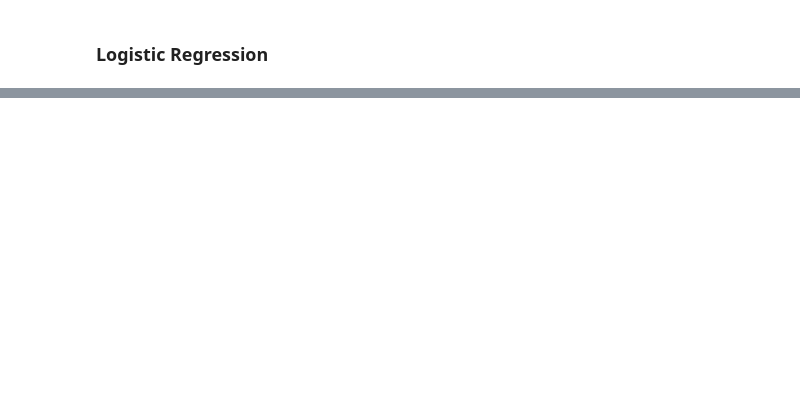
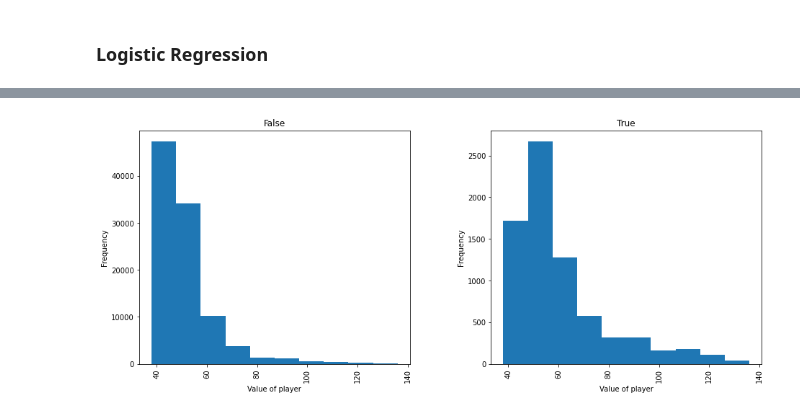
Before and after one commit to yying1/Py_personal, a Jupyter notebook: fpl/FPL_Data_Project.ipynb, the cells around one changed output, grey strips where cells are left out. Saved outputs shown, nothing was run; the diff lists cells and outputs as text; code cells hidden in the pictures; blank space fills up the shorter version.

```diff
--- a/fpl/FPL_Data_Project.ipynb
+++ b/fpl/FPL_Data_Project.ipynb
@@ -397,0 +589,14 @@ plt.show()
+# %%
+fig = plt.figure(figsize = (15,15))
+ax = fig.gca()
+tp95_value = df_all_nw_95.hist(column='value',by='tp_95_Y', sharex=True, sharey=False, layout = (2, 2),ax=ax)
+
+for ax in tp95_value.flatten():
+    ax.set_xlabel("Value of player")
+    ax.set_ylabel("Frequency")
+    #ax.set_title("(95th % in Total Points,95th % in Points per Value )")
+    #ax.set_suptitle("(95th % in Total Points,95th % in Points per Value )")
+
+fig.savefig('Value_Vs_95thTP.png')
+# %% [output]
+[figure, added]
```
Also changed, not shown: parts of 44 cells of this notebook, 6 other files.
